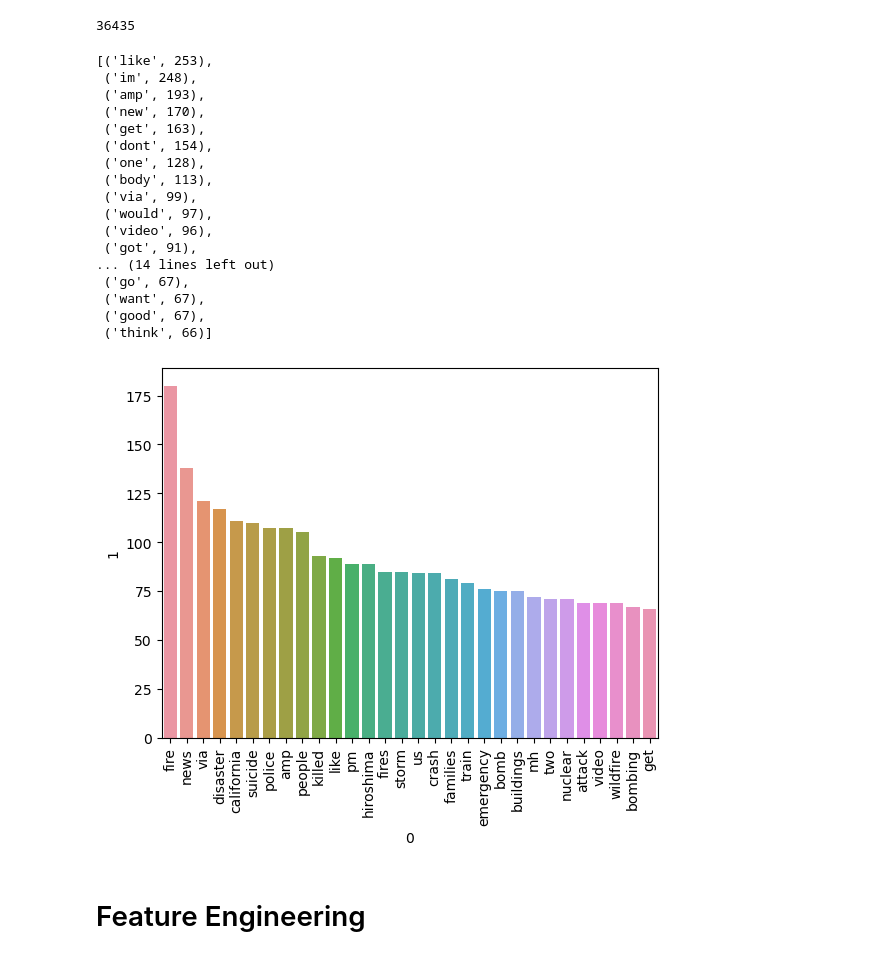
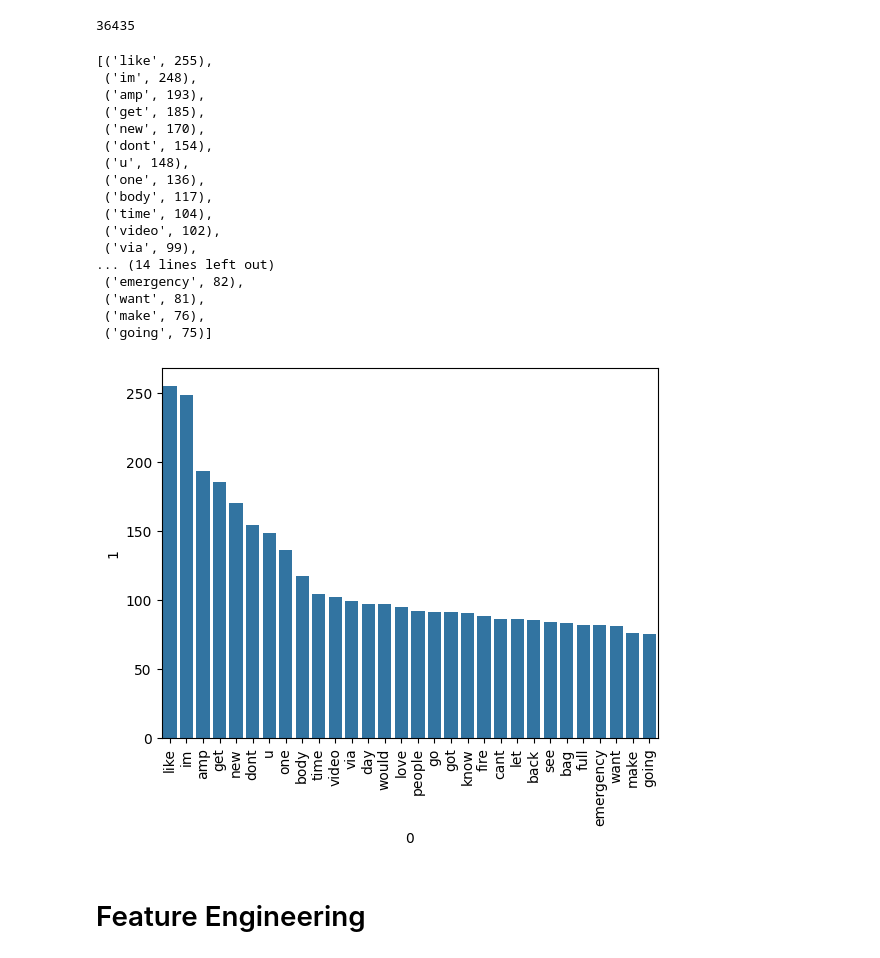
Before and after one commit to Rajlaxmi-giri/Rajlaxmi_kaggle, a Jupyter notebook: NLP_DisasterTweets.ipynb, the cells around one changed output. Cells and saved outputs as stored; diff of their text form; code cells hidden in the pictures.

Commit message:
Changes in data processing

```diff
--- a/NLP_DisasterTweets.ipynb
+++ b/NLP_DisasterTweets.ipynb
@@ -281,6 +278,12 @@ from nltk.corpus import stopwords
 
 stop_words = set(stopwords.words('english'))
 train_data['tokens'] = train_data['tokens'].apply(lambda x: [word for word in x if word not in stop_words])
+# %%
+#Stemming or Lemmatization
+from nltk.stem import WordNetLemmatizer
+
+lemmatizer = WordNetLemmatizer()
+train_data['tokens'] = train_data['tokens'].apply(lambda x: [lemmatizer.lemmatize(word) for word in x])
 # %%
 train_data
 # %% [output]
@@ -353,29 +356,29 @@ from collections import Counter
 Not_Disaster_counter = Counter(Not_Disaster_corpus)
 Not_Disaster_counter.most_common(30)
 # %% [output]
-[('like', 253),
+[('like', 255),
  ('im', 248),
  ('amp', 193),
+ ('get', 185),
  ('new', 170),
- ('get', 163),
  ('dont', 154),
- ('one', 128),
- ('body', 113),
+ ('u', 148),
+ ('one', 136),
+ ('body', 117),
+ ('time', 104),
+ ('video', 102),
  ('via', 99),
- ('would', 97),
- ('video', 96),
- ('got', 91),
 ... (14 lines left out)
- ('go', 67),
- ('want', 67),
- ('good', 67),
- ('think', 66)]
+ ('emergency', 82),
+ ('want', 81),
+ ('make', 76),
+ ('going', 75)]
 # %%
-sns.barplot(x=pd.DataFrame(Disaster_counter.most_common(30))[0],y=pd.DataFrame(Disaster_counter.most_common(30))[1])
+sns.barplot(x=pd.DataFrame(Not_Disaster_counter.most_common(30))[0],y=pd.DataFrame(Not_Disaster_counter.most_common(30))[1])
 plt.xticks(rotation='vertical')
 plt.show()
 # %% [output]
-[figure, old version]
+[figure, new version]
 # %% [markdown]
 # Feature Engineering
 # %% [markdown]
```
Also changed, not shown: parts of 16 cells of this notebook.
